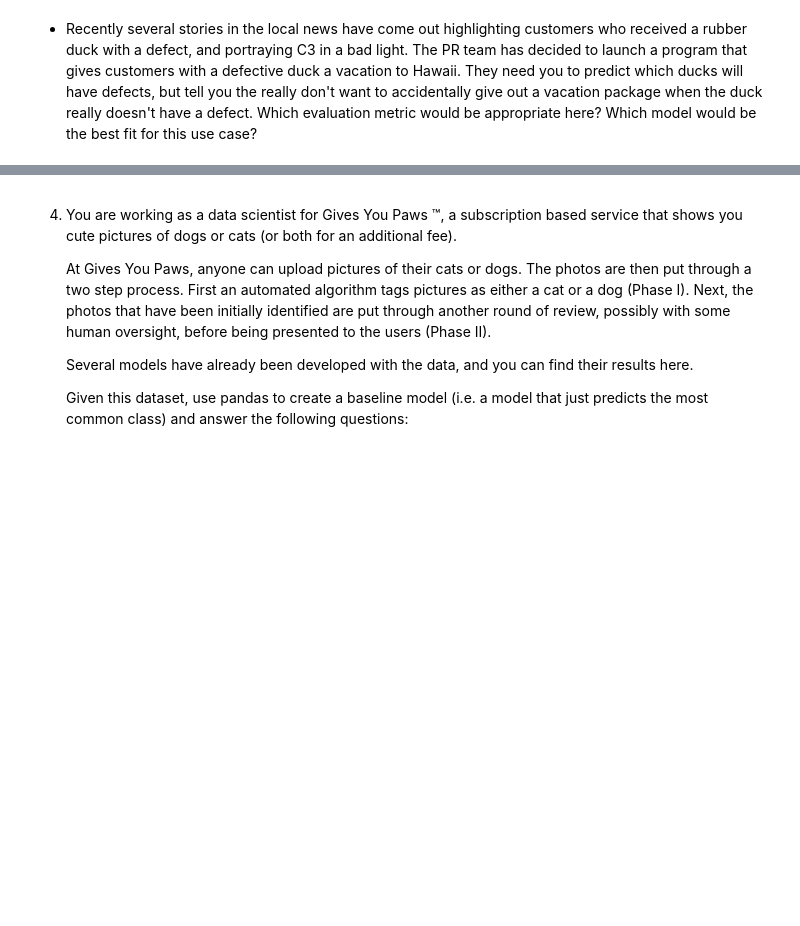
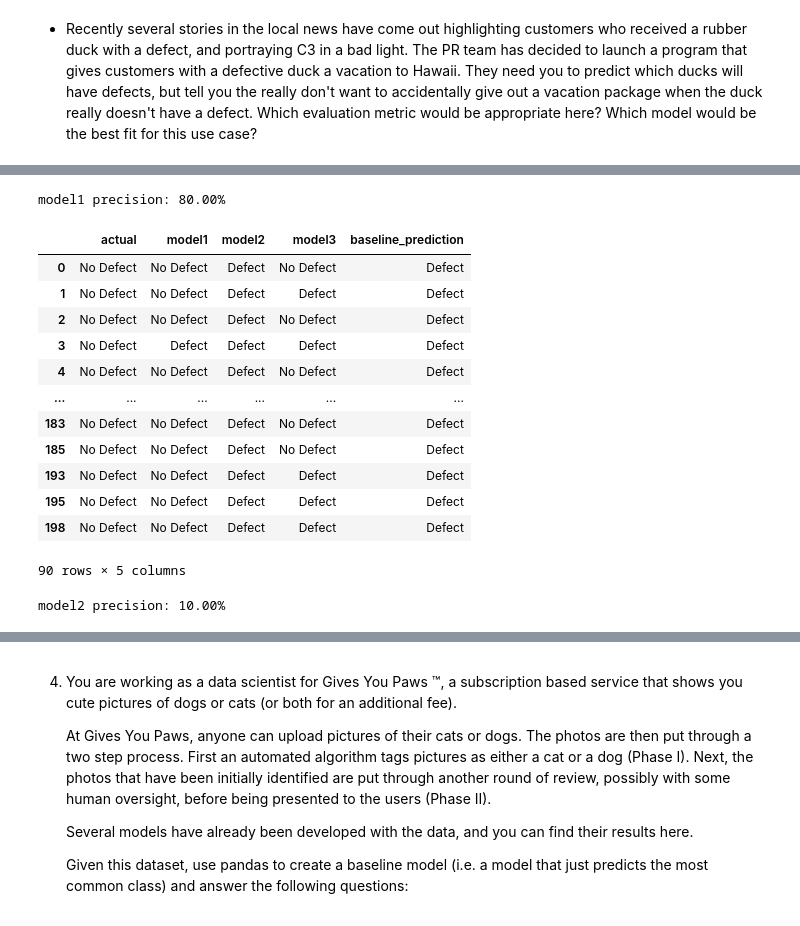
Before and after one commit to chloerwhitaker/classification-exercises, a Jupyter notebook: model_evaluation.ipynb, the cells around one changed output, grey strips where cells are left out. Cells and saved outputs as stored; diff of their text form; code cells hidden in the pictures; blank space fills up the shorter version.

```diff
--- a/model_evaluation.ipynb
+++ b/model_evaluation.ipynb
@@ -129,0 +150,28 @@ model recall: 81.25%
+# %%
+model1_precision = (subset.actual == subset.model1).mean()
+print(f'model1 precision: {model1_precision:.2%}')
+# %% [output]
+model1 precision: 80.00%
+# %%
+# for model 2
+subset = c3[c3.model2 == 'Defect']
+subset
+# %% [output]
+|  | actual | model1 | model2 | model3 | baseline_prediction |
+| 0 | No Defect | No Defect | Defect | No Defect | Defect |
+| 1 | No Defect | No Defect | Defect | Defect | Defect |
+| 2 | No Defect | No Defect | Defect | No Defect | Defect |
+| 3 | No Defect | Defect | Defect | Defect | Defect |
+| 4 | No Defect | No Defect | Defect | No Defect | Defect |
+| ... | ... | ... | ... | ... | ... |
+| 183 | No Defect | No Defect | Defect | No Defect | Defect |
+| 185 | No Defect | No Defect | Defect | No Defect | Defect |
+| 193 | No Defect | No Defect | Defect | Defect | Defect |
+| 195 | No Defect | No Defect | Defect | Defect | Defect |
+| 198 | No Defect | No Defect | Defect | Defect | Defect |
+90 rows × 5 columns
+# %%
+model2_precision = (subset.actual == subset.model2).mean()
+print(f'model2 precision: {model2_precision:.2%}')
+# %% [output]
+model2 precision: 10.00%
```
Also changed, not shown: parts of 19 cells of this notebook.
